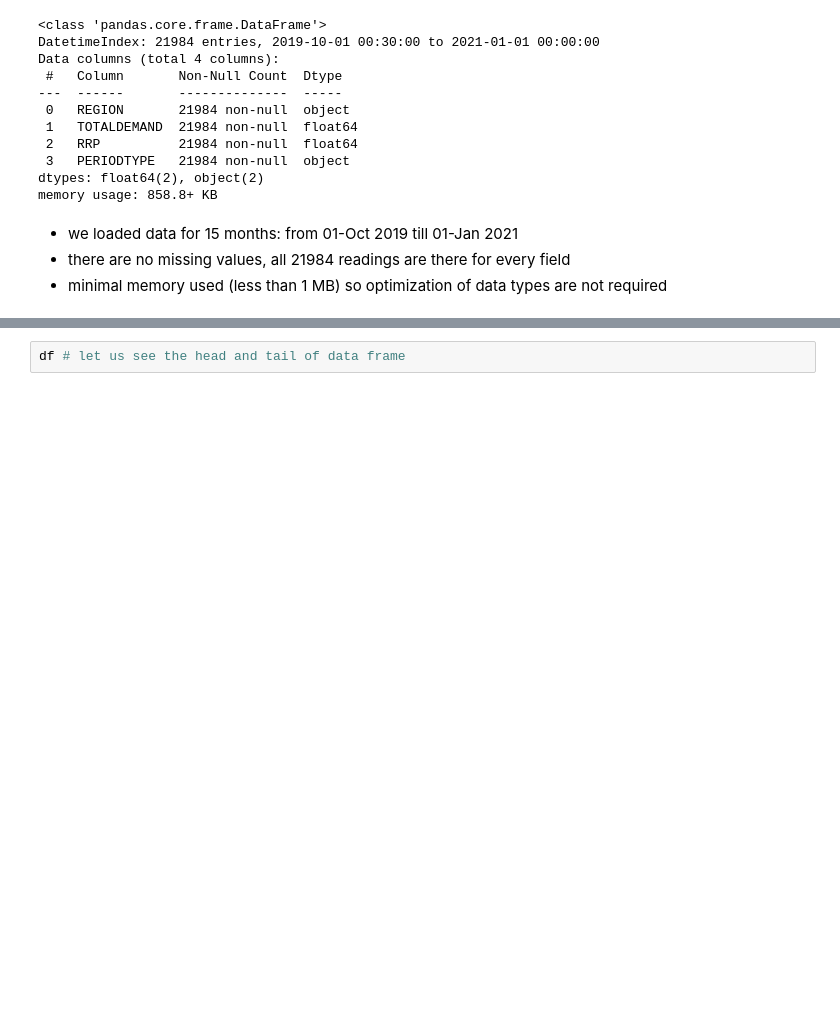
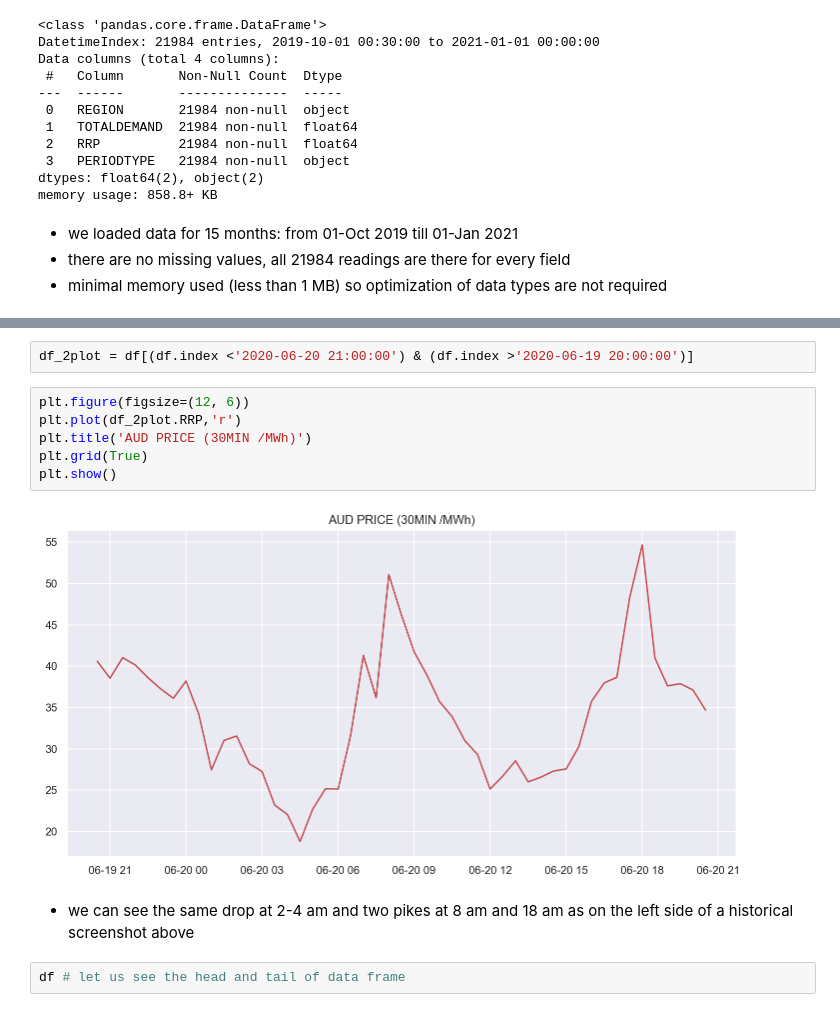
Before and after one commit to KonstantinKonakov/SA-electic-power-prices, a Jupyter notebook: AEMO_electricity_market_study.ipynb, the cells around one changed output, grey strips where cells are left out. Cells and saved outputs as stored; diff of their text form; blank space fills up the shorter version.

Commit message:
Update AEMO_electricity_market_study.ipynb
compared with a historical screenshot to make sure the time is local

```diff
--- a/AEMO_electricity_market_study.ipynb
+++ b/AEMO_electricity_market_study.ipynb
@@ -100,3 +104,15 @@ memory usage: 858.8+ KB
+# %%
+df_2plot = df[(df.index <'2020-06-20 21:00:00') & (df.index >'2020-06-19 20:00:00')]
+# %%
+plt.figure(figsize=(12, 6))
+plt.plot(df_2plot.RRP,'r')
+plt.title('AUD PRICE (30MIN /MWh)')
+plt.grid(True)
+plt.show()
+# %% [output]
+[figure, added]
+# %% [markdown]
+* we can see the same drop at 2-4 am and two pikes at 8 am and 18 am as on the left side of a historical screenshot above
 # %%
 df # let us see the head and tail of data frame
 # %% [output]
```
Also changed, not shown: parts of 5 cells of this notebook.
